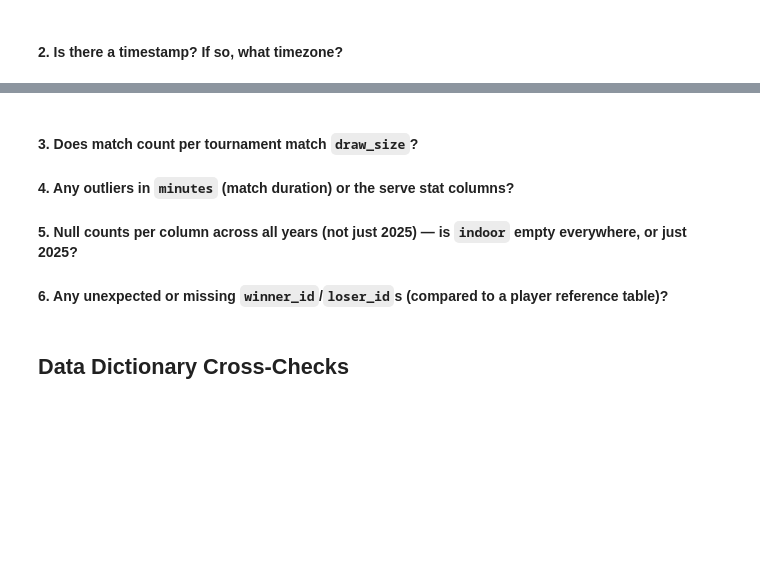
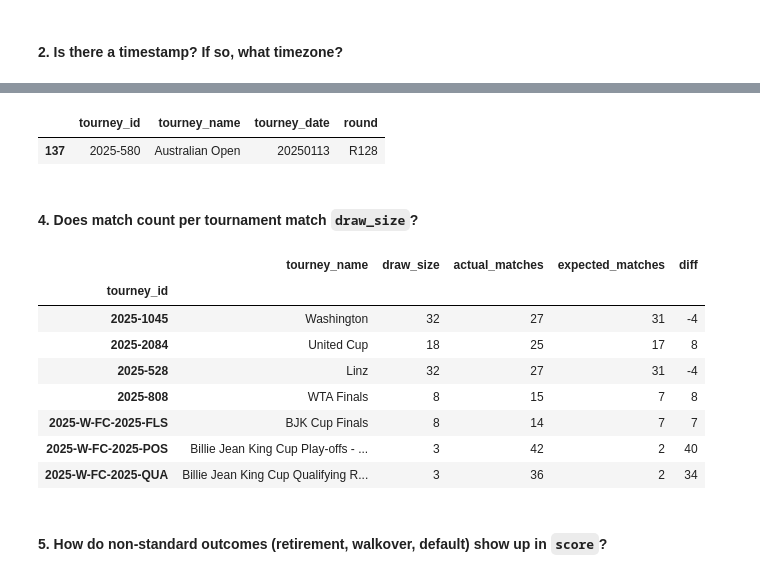
Before and after one commit to anajbellini/DataDeuce, a Jupyter notebook: analysis/source_profiling.ipynb, the cells around one changed output, grey strips where cells are left out. Drawn from its saved outputs; the diff is of its cells as text; code cells hidden in the pictures; blank space fills up the shorter version.

```diff
--- a/analysis/source_profiling.ipynb
+++ b/analysis/source_profiling.ipynb
@@ -216,10 +354,33 @@ wta_2025["tourney_date"].head()
+# %%
+atp_2025[atp_2025["tourney_name"].str.contains("Australian Open", case=False)][
+    ["tourney_id", "tourney_name", "tourney_date", "round"]
+].drop_duplicates(subset=["tourney_id", "tourney_date"])
+# %% [output]
+|  | tourney_id | tourney_name | tourney_date | round |
+| 137 | 2025-580 | Australian Open | 20250113 | R128 |
 # %% [markdown]
-#### 3. Does match count per tournament match `draw_size`?
-
-#### 4. Any outliers in `minutes` (match duration) or the serve stat columns?
-
-#### 5. Null counts per column across all years (not just 2025) — is `indoor` empty everywhere, or just 2025?
-
-#### 6. Any unexpected or missing `winner_id`/`loser_id`s (compared to a player reference table)?
+#### 4. Does match count per tournament match `draw_size`?
-# %% [markdown]
-## Data Dictionary Cross-Checks
+# %%
+wta_match_counts = wta_2025.groupby("tourney_id").agg(
+    tourney_name=("tourney_name", "first"),
+    draw_size=("draw_size", "first"),
+    actual_matches=("match_num", "size"),
+)
+wta_match_counts["expected_matches"] = wta_match_counts["draw_size"] - 1
+wta_match_counts["diff"] = (
+    wta_match_counts["actual_matches"] - wta_match_counts["expected_matches"]
+)
+
+wta_match_counts[wta_match_counts["diff"] != 0]
+# %% [output]
+|  | tourney_name | draw_size | actual_matches | expected_matches | diff |
+| tourney_id |  |  |  |  |  |
+| 2025-1045 | Washington | 32 | 27 | 31 | -4 |
+| 2025-2084 | United Cup | 18 | 25 | 17 | 8 |
+| 2025-528 | Linz | 32 | 27 | 31 | -4 |
+| 2025-808 | WTA Finals | 8 | 15 | 7 | 8 |
+| 2025-W-FC-2025-FLS | BJK Cup Finals | 8 | 14 | 7 | 7 |
+| 2025-W-FC-2025-POS | Billie Jean King Cup Play-offs - ... | 3 | 42 | 2 | 40 |
+| 2025-W-FC-2025-QUA | Billie Jean King Cup Qualifying R... | 3 | 36 | 2 | 34 |
+# %% [markdown]
+#### 5. How do non-standard outcomes (retirement, walkover, default) show up in `score`?
```
Also changed, not shown: parts of 28 cells of this notebook.
